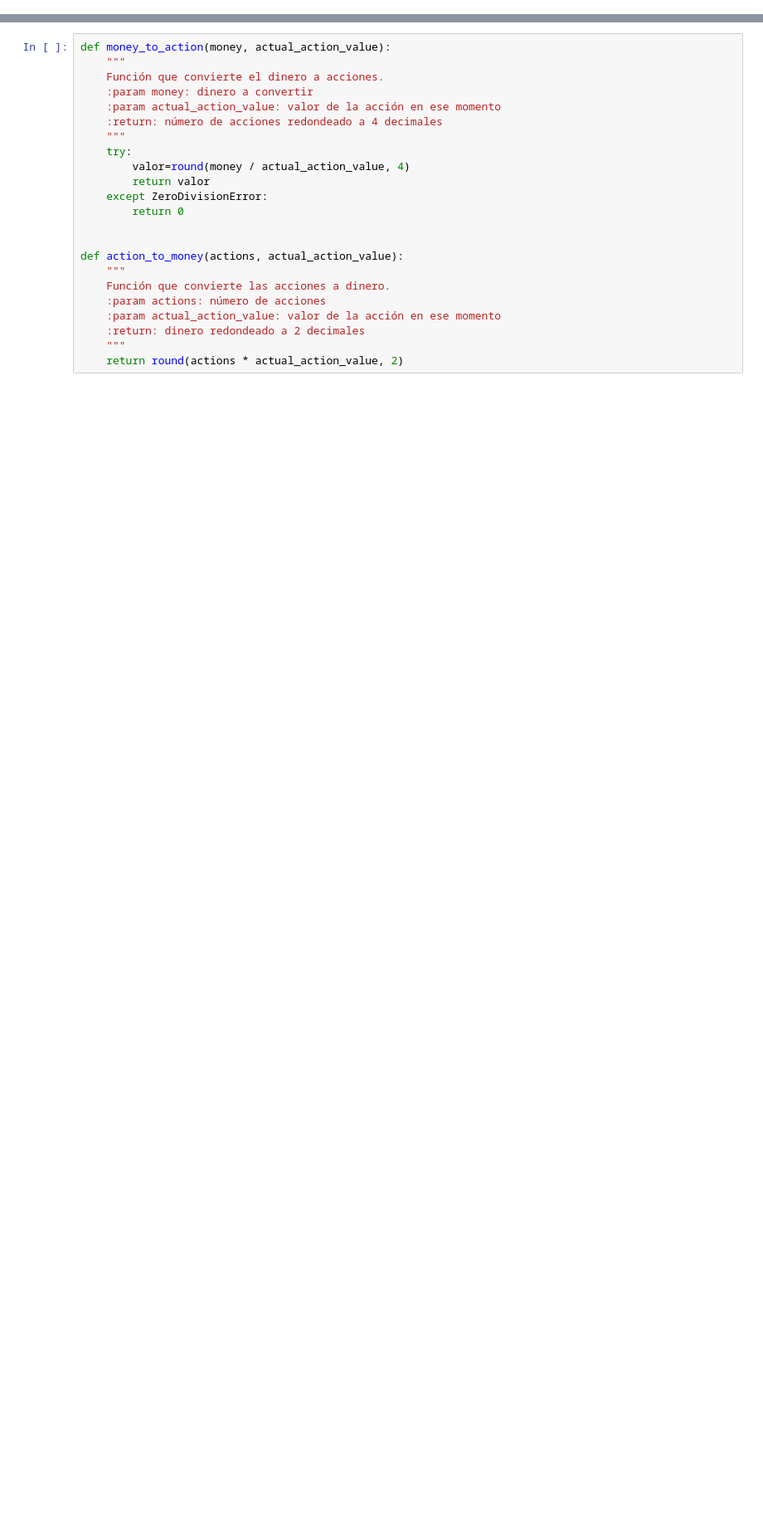
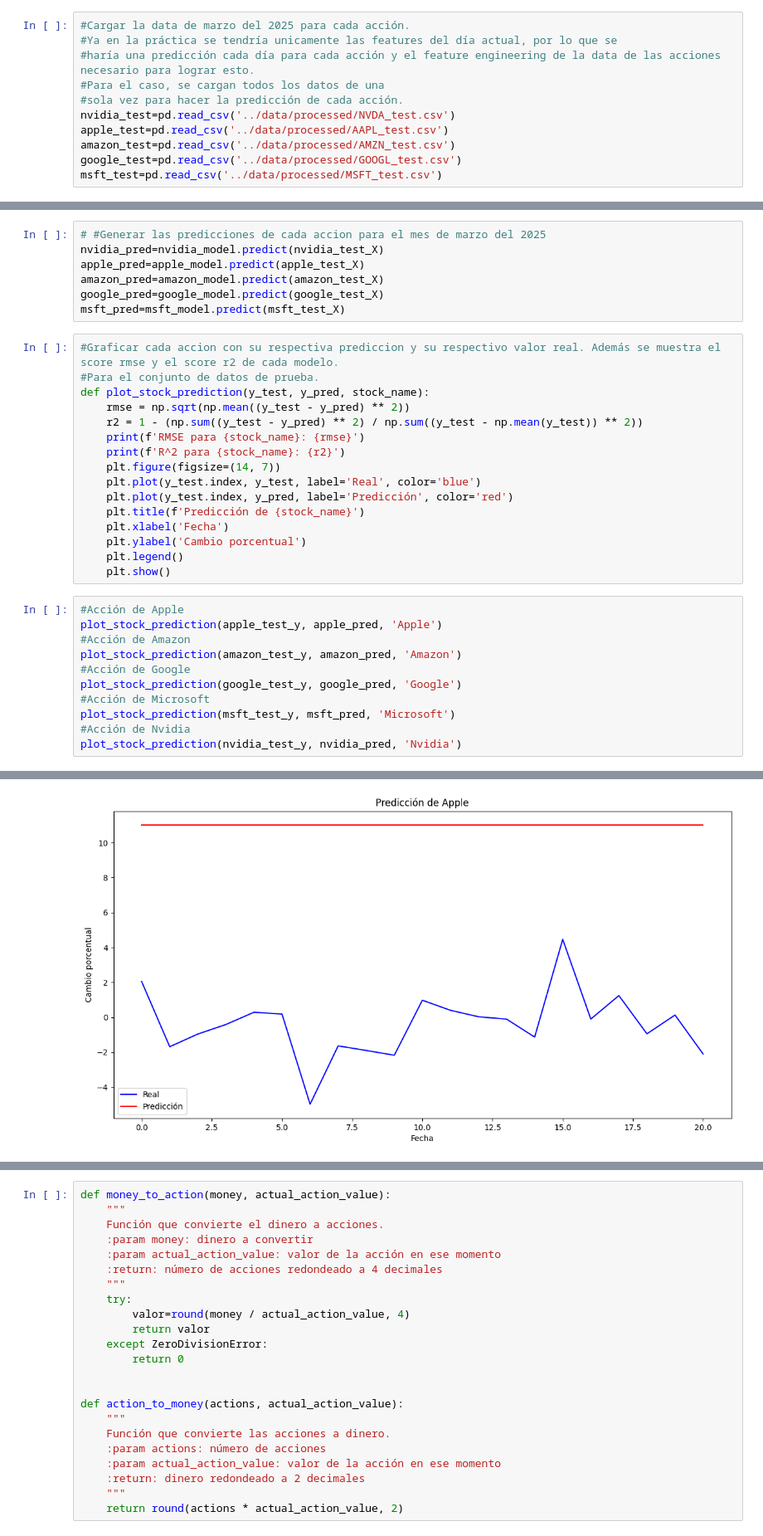
Before and after one commit to Ericson3100/Proyecto3DM, a Jupyter notebook: notebooks/4_Evaluation_Selection.ipynb, the cells around one changed output, grey strips where cells are left out. Shown at 83% size. Saved outputs shown, nothing was run; the diff lists cells and outputs as text; blank space fills up the shorter version.

Commit message:
Introduciendo los modelos en la parte de inversiones

```diff
--- a/notebooks/4_Evaluation_Selection.ipynb
+++ b/notebooks/4_Evaluation_Selection.ipynb
@@ -0,0 +29,11 @@
+# %%
+#Cargar la data de marzo del 2025 para cada acción.
+#Ya en la práctica se tendría unicamente las features del día actual, por lo que se
+#haría una predicción cada día para cada acción y el feature engineering de la data de las acciones necesario para lograr esto.
+#Para el caso, se cargan todos los datos de una
+#sola vez para hacer la predicción de cada acción.
+nvidia_test=pd.read_csv('../data/processed/NVDA_test.csv')
+apple_test=pd.read_csv('../data/processed/AAPL_test.csv')
+amazon_test=pd.read_csv('../data/processed/AMZN_test.csv')
+google_test=pd.read_csv('../data/processed/GOOGL_test.csv')
+msft_test=pd.read_csv('../data/processed/MSFT_test.csv')
@@ -0,0 +64,35 @@
+# %%
+# #Generar las predicciones de cada accion para el mes de marzo del 2025
+nvidia_pred=nvidia_model.predict(nvidia_test_X)
+apple_pred=apple_model.predict(apple_test_X)
+amazon_pred=amazon_model.predict(amazon_test_X)
+google_pred=google_model.predict(google_test_X)
+msft_pred=msft_model.predict(msft_test_X)
+# %%
+#Graficar cada accion con su respectiva prediccion y su respectivo valor real. Además se muestra el score rmse y el score r2 de cada modelo.
+#Para el conjunto de datos de prueba.
+def plot_stock_prediction(y_test, y_pred, stock_name):
+    rmse = np.sqrt(np.mean((y_test - y_pred) ** 2))
+    r2 = 1 - (np.sum((y_test - y_pred) ** 2) / np.sum((y_test - np.mean(y_test)) ** 2))
+    print(f'RMSE para {stock_name}: {rmse}')
+    print(f'R^2 para {stock_name}: {r2}')
+    plt.figure(figsize=(14, 7))
+    plt.plot(y_test.index, y_test, label='Real', color='blue')
+    plt.plot(y_test.index, y_pred, label='Predicción', color='red')
+    plt.title(f'Predicción de {stock_name}')
+    plt.xlabel('Fecha')
+    plt.ylabel('Cambio porcentual')
+    plt.legend()
+    plt.show()
+# %%
+#Acción de Apple
+plot_stock_prediction(apple_test_y, apple_pred, 'Apple')
+#Acción de Amazon
+plot_stock_prediction(amazon_test_y, amazon_pred, 'Amazon')
+#Acción de Google
+plot_stock_prediction(google_test_y, google_pred, 'Google')
+#Acción de Microsoft
+plot_stock_prediction(msft_test_y, msft_pred, 'Microsoft')
+#Acción de Nvidia
+plot_stock_prediction(nvidia_test_y, nvidia_pred, 'Nvidia')
+# %% [output]
@@ -0,0 +101 @@
+[figure, added]
```
Also changed, not shown: parts of 11 cells of this notebook, 1 other file.
